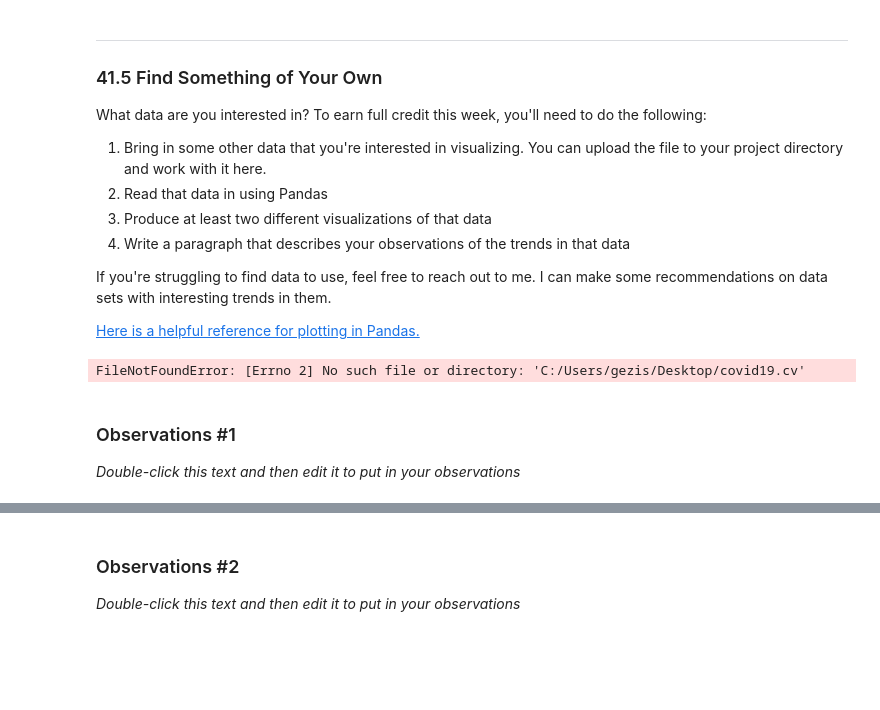
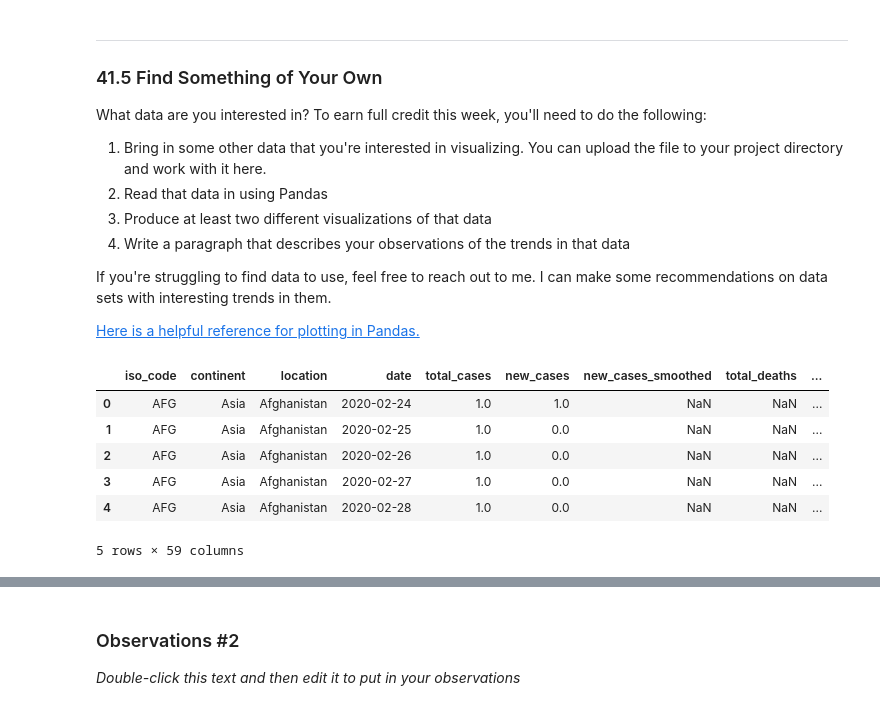
Before and after one commit to GEZISHA2022/hds5210-2022, a Jupyter notebook: week09/week09_assignment_2.ipynb, the cells around one changed output, grey strips where cells are left out. Drawn from its saved outputs; the diff is of its cells as text; code cells hidden in the pictures; blank space fills up the shorter version.

```diff
--- a/week09/week09_assignment_2.ipynb
+++ b/week09/week09_assignment_2.ipynb
@@ -215,8 +215,3 @@ What data are you interested in?  To earn full credit this week, you'll need to
 If you're struggling to find data to use, feel free to reach out to me.  I can make some recommendations on data sets with interesting trends in them.
 
 [Here is a helpful reference for plotting in Pandas.](https://pandas.pydata.org/pandas-docs/stable/user_guide/visualization.html)
-# %%
-import pandas as pd
-cvdata = pd.read_csv('C:/Users/gezis/Desktop/covid19.cv')
-# %% [output]
-FileNotFoundError: [Errno 2] No such file or directory: 'C:/Users/gezis/Desktop/covid19.cv'
@@ -225,4 +217,0 @@ FileNotFoundError: [Errno 2] No such file or directory: 'C:/Users/gezis/Desktop/
-# %% [markdown]
-### Observations #1
-
-_Double-click this text and then edit it to put in your observations_
@@ -230,0 +218,14 @@ _Double-click this text and then edit it to put in your observations_
+# %%
+import pandas as pd
+import matplotlib.pyplot as plt
+
+data = pd.read_csv('/data/owid-covid-data.csv')
+data.head()
+# %% [output]
+|  | iso_code | continent | location | date | total_cases | new_cases | new_cases_smoothed | total_deaths | ... |
+| 0 | AFG | Asia | Afghanistan | 2020-02-24 | 1.0 | 1.0 | NaN | NaN | ... |
+| 1 | AFG | Asia | Afghanistan | 2020-02-25 | 1.0 | 0.0 | NaN | NaN | ... |
+| 2 | AFG | Asia | Afghanistan | 2020-02-26 | 1.0 | 0.0 | NaN | NaN | ... |
+| 3 | AFG | Asia | Afghanistan | 2020-02-27 | 1.0 | 0.0 | NaN | NaN | ... |
+| 4 | AFG | Asia | Afghanistan | 2020-02-28 | 1.0 | 0.0 | NaN | NaN | ... |
+5 rows × 59 columns
```
Also changed, not shown: parts of 8 cells of this notebook.
